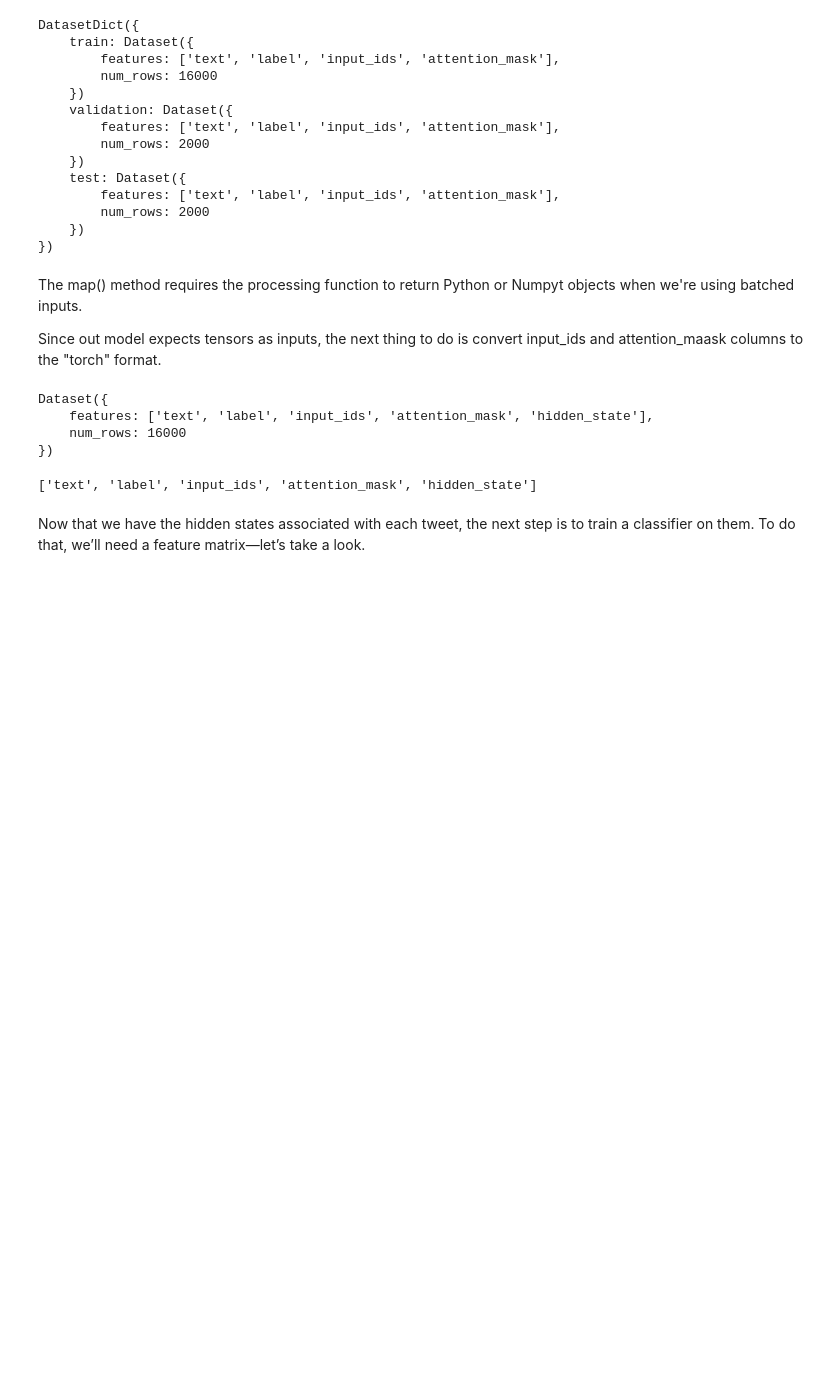
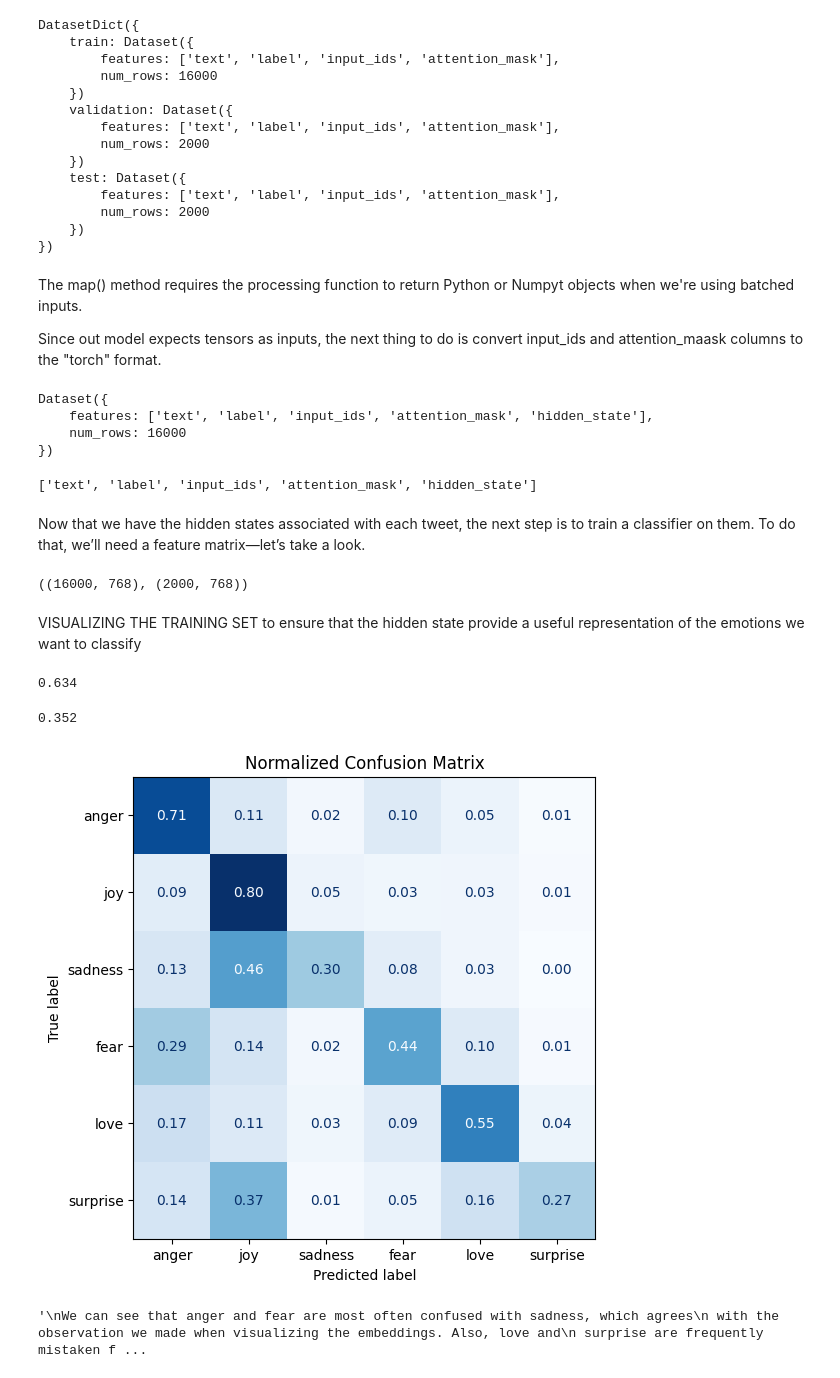
Before and after one commit to rupaktiwari/Extracting-DistilBERT-for-Emotion-Recognition-using-Hugging-Face, a Jupyter notebook: fine-tuning-distilbert-for-emotion-recognition-hf.ipynb, the cells around one changed output. Drawn from its saved outputs; the diff is of its cells as text; code cells hidden in the pictures; blank space fills up the shorter version.

Commit message:
Kaggle Notebook | Emotion Recognition using DistilBERT-Hugging Face | Visualization error solved.

```diff
--- a/fine-tuning-distilbert-for-emotion-recognition-hf.ipynb
+++ b/fine-tuning-distilbert-for-emotion-recognition-hf.ipynb
@@ -440,0 +443,57 @@ train a classifier on them. To do that, we’ll need a feature matrix—let’s
+# %%
+X_train = np.array(emotions_hidden["train"]["hidden_state"])
+X_valid = np.array(emotions_hidden["validation"]["hidden_state"])
+y_train = np.array(emotions_hidden["train"]["label"])
+y_valid = np.array(emotions_hidden["validation"]["label"])
+X_train.shape, X_valid.shape
+# %% [output]
+((16000, 768), (2000, 768))
+# %% [markdown]
+VISUALIZING THE TRAINING SET to ensure that the hidden state provide a useful representation of the emotions we want to classify
+# %%
+from sklearn.linear_model import LogisticRegression
+# We increase `max_iter` to guarantee convergence
+lr_clf = LogisticRegression(max_iter=3000)
+lr_clf.fit(X_train, y_train)
+lr_clf.score(X_valid, y_valid)
+# %% [output]
+0.634
+# %%
+# training a simple classifier
+from sklearn.dummy import DummyClassifier
+dummy_clf = DummyClassifier(strategy="most_frequent")
+dummy_clf.fit(X_train, y_train)
+dummy_clf.score(X_valid, y_valid)
+# %% [output]
+0.352
+# %%
+import matplotlib.pyplot as plt
+from sklearn.metrics import ConfusionMatrixDisplay, confusion_matrix
+
+# Define function for plotting confusion matrix
+def plot_confusion_matrix(y_preds, y_true, labels):
+    cm = confusion_matrix(y_true, y_preds, normalize="true")
+    fig, ax = plt.subplots(figsize=(6, 6))
+    disp = ConfusionMatrixDisplay(confusion_matrix=cm, display_labels=labels)
+    disp.plot(cmap="Blues", values_format=".2f", ax=ax, colorbar=False)
+    plt.title("Normalized Confusion Matrix")
+    plt.show()
+
+# Define labels here BEFORE calling the function
+labels = ["anger", "joy", "sadness", "fear", "love", "surprise"]  # Modify based on your dataset
+
+# Make predictions
+y_preds = lr_clf.predict(X_valid)
+
+# Call function with correct labels
+plot_confusion_matrix(y_preds, y_valid, labels)
+# %% [output]
+[figure, added]
+# %%
+'''
+We can see that anger and fear are most often confused with sadness, which agrees
+ with the observation we made when visualizing the embeddings. Also, love and
+ surprise are frequently mistaken for joy.
+'''
+# %% [output]
+'\nWe can see that anger and fear are most often confused with sadness, which agrees\n with the observation we made when visualizing the embeddings. Also, love and\n surprise are frequently mistaken f ...
```
Also changed, not shown: parts of 2 cells of this notebook.
